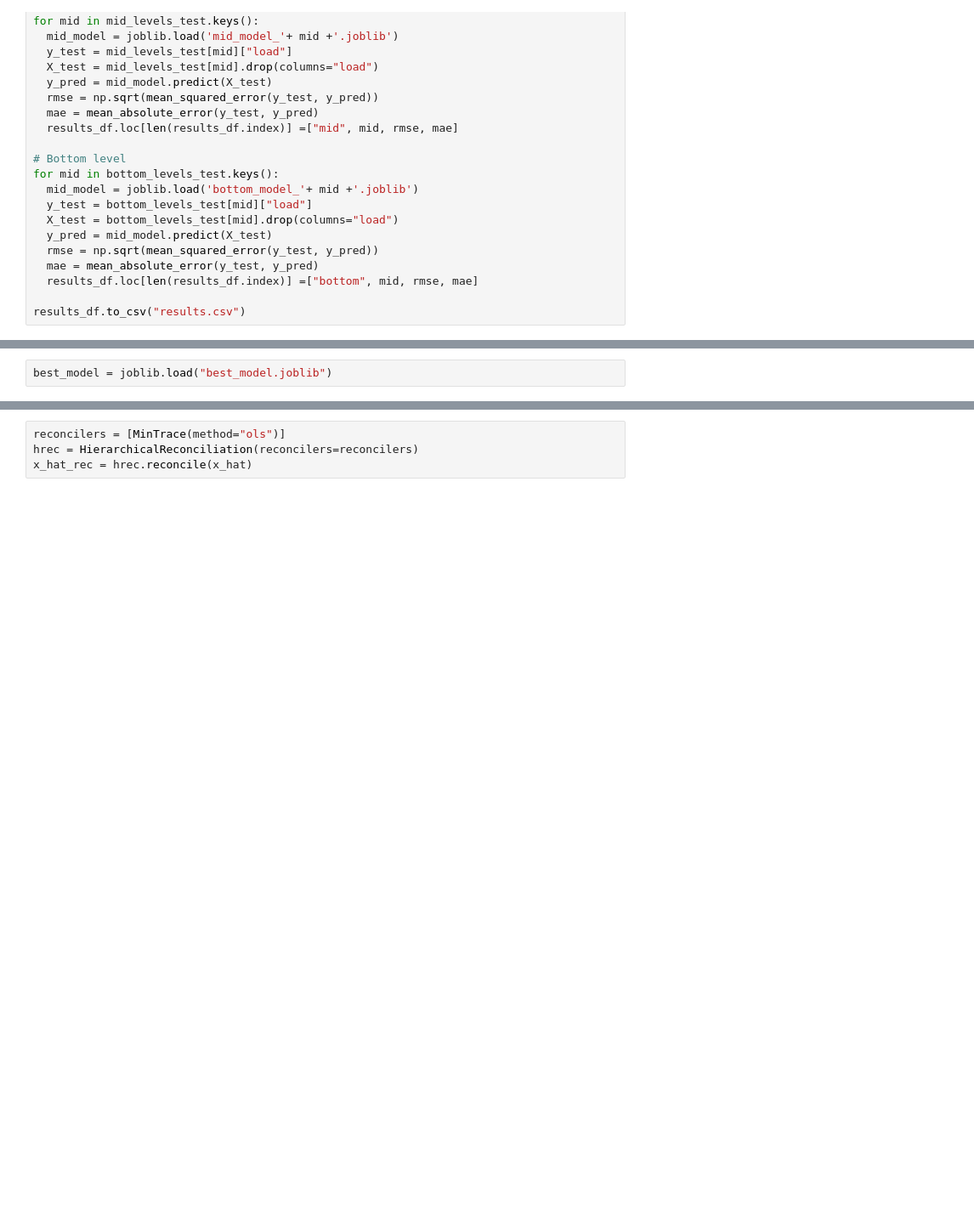
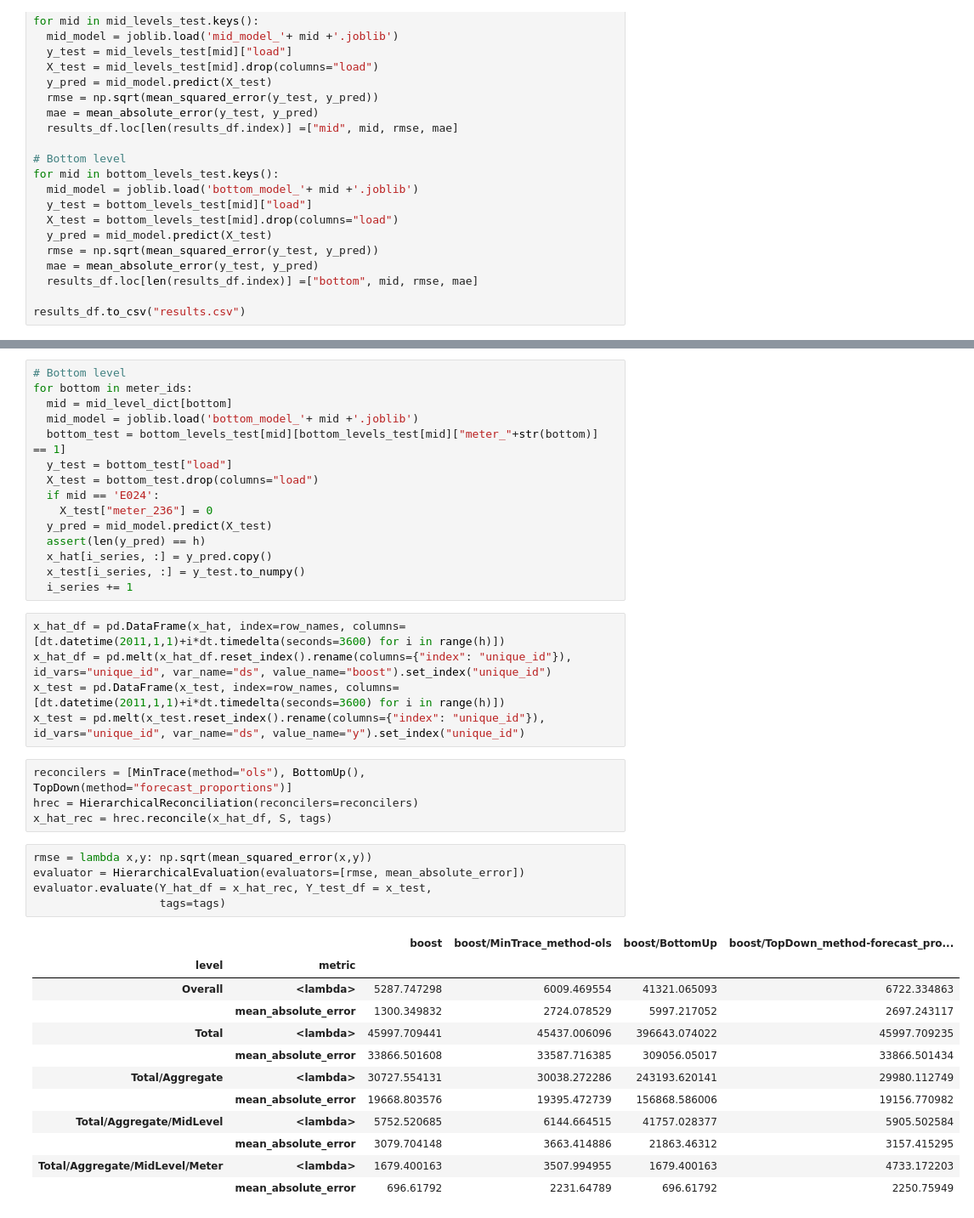
Before and after one commit to dormoyi/CS229B_final_project, a Jupyter notebook: boosting_reconciliation.ipynb, the cells around one changed output, grey strips where cells are left out. Shown: that part at 85% size. Saved outputs shown, nothing was run; the diff lists cells and outputs as text; blank space fills up the shorter version.

Commit message:
Boosting reconciliation

```diff
--- a/boosting_baseline.ipynb
+++ b/boosting_reconciliation.ipynb
@@ -349,2 +303,0 @@ joblib.dump(best_model, 'best_model.joblib')
-# %%
-best_model = joblib.load("best_model.joblib")
@@ -360,4 +372,42 @@ Mean Absolute Error on the test set: 4471.761
+# %%
+# Bottom level
+for bottom in meter_ids:
+  mid = mid_level_dict[bottom]
+  mid_model = joblib.load('bottom_model_'+ mid +'.joblib')
+  bottom_test = bottom_levels_test[mid][bottom_levels_test[mid]["meter_"+str(bottom)] == 1]
+  y_test = bottom_test["load"]
+  X_test = bottom_test.drop(columns="load")
+  if mid == 'E024':
+    X_test["meter_236"] = 0
+  y_pred = mid_model.predict(X_test)
+  assert(len(y_pred) == h)
+  x_hat[i_series, :] = y_pred.copy()
+  x_test[i_series, :] = y_test.to_numpy()
+  i_series += 1
+# %%
+x_hat_df = pd.DataFrame(x_hat, index=row_names, columns=[dt.datetime(2011,1,1)+i*dt.timedelta(seconds=3600) for i in range(h)])
+x_hat_df = pd.melt(x_hat_df.reset_index().rename(columns={"index": "unique_id"}), id_vars="unique_id", var_name="ds", value_name="boost").set_index("unique_id")
+x_test = pd.DataFrame(x_test, index=row_names, columns=[dt.datetime(2011,1,1)+i*dt.timedelta(seconds=3600) for i in range(h)])
+x_test = pd.melt(x_test.reset_index().rename(columns={"index": "unique_id"}), id_vars="unique_id", var_name="ds", value_name="y").set_index("unique_id")
 # %%
-reconcilers = [MinTrace(method="ols")]
+reconcilers = [MinTrace(method="ols"), BottomUp(), TopDown(method="forecast_proportions")]
 hrec = HierarchicalReconciliation(reconcilers=reconcilers)
-x_hat_rec = hrec.reconcile(x_hat)
+x_hat_rec = hrec.reconcile(x_hat_df, S, tags)
+# %%
+rmse = lambda x,y: np.sqrt(mean_squared_error(x,y))
+evaluator = HierarchicalEvaluation(evaluators=[rmse, mean_absolute_error])
+evaluator.evaluate(Y_hat_df = x_hat_rec, Y_test_df = x_test,
+                   tags=tags)
+# %% [output]
+|  |  | boost | boost/MinTrace_method-ols | boost/BottomUp | boost/TopDown_method-forecast_pro... |
+| level | metric |  |  |  |  |
+| Overall | <lambda> | 5287.747298 | 6009.469554 | 41321.065093 | 6722.334863 |
+|  | mean_absolute_error | 1300.349832 | 2724.078529 | 5997.217052 | 2697.243117 |
+| Total | <lambda> | 45997.709441 | 45437.006096 | 396643.074022 | 45997.709235 |
+|  | mean_absolute_error | 33866.501608 | 33587.716385 | 309056.05017 | 33866.501434 |
+| Total/Aggregate | <lambda> | 30727.554131 | 30038.272286 | 243193.620141 | 29980.112749 |
+|  | mean_absolute_error | 19668.803576 | 19395.472739 | 156868.586006 | 19156.770982 |
+| Total/Aggregate/MidLevel | <lambda> | 5752.520685 | 6144.664515 | 41757.028377 | 5905.502584 |
+|  | mean_absolute_error | 3079.704148 | 3663.414886 | 21863.46312 | 3157.415295 |
+| Total/Aggregate/MidLevel/Meter | <lambda> | 1679.400163 | 3507.994955 | 1679.400163 | 4733.172203 |
+|  | mean_absolute_error | 696.61792 | 2231.64789 | 696.61792 | 2250.75949 |
```
Also changed, not shown: parts of 10 cells of this notebook, 1 other file.
